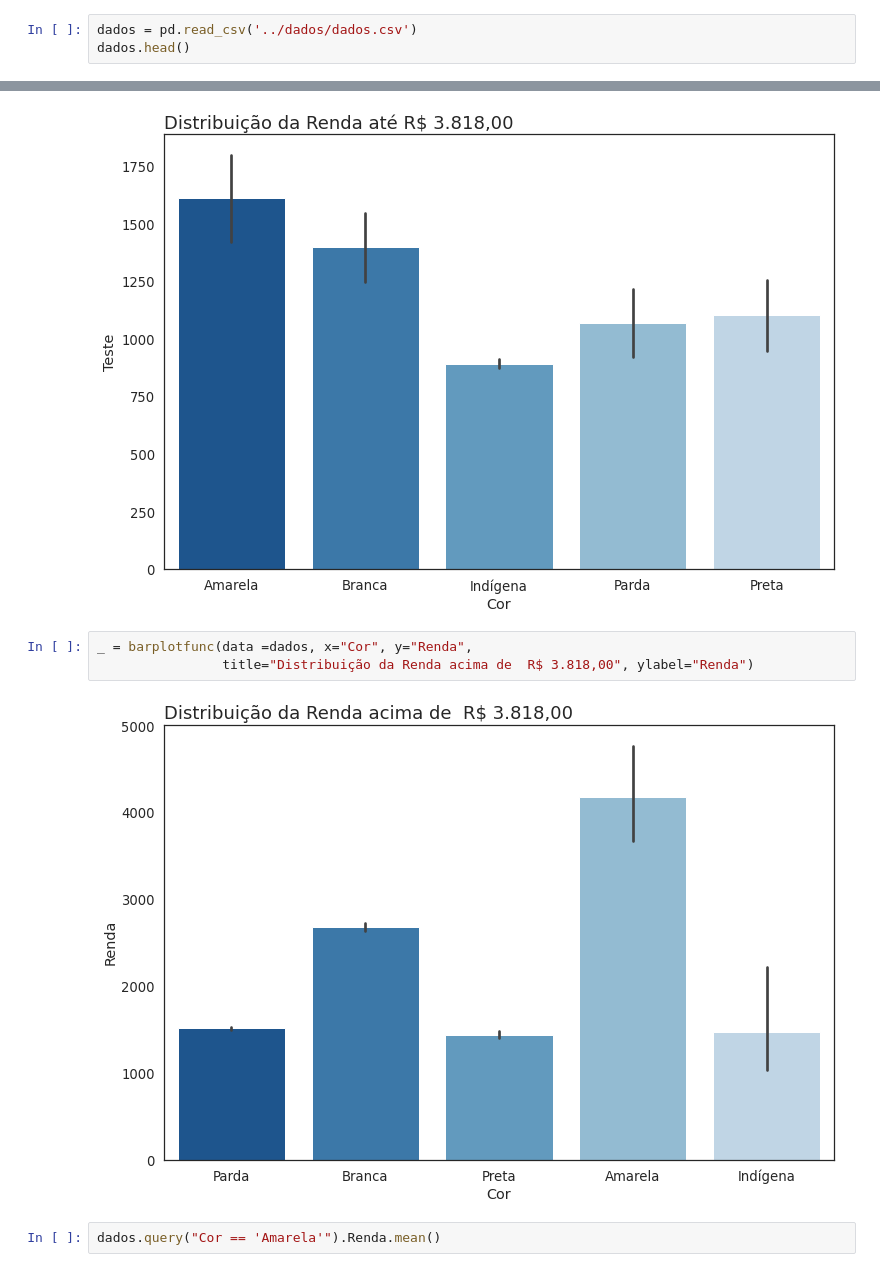
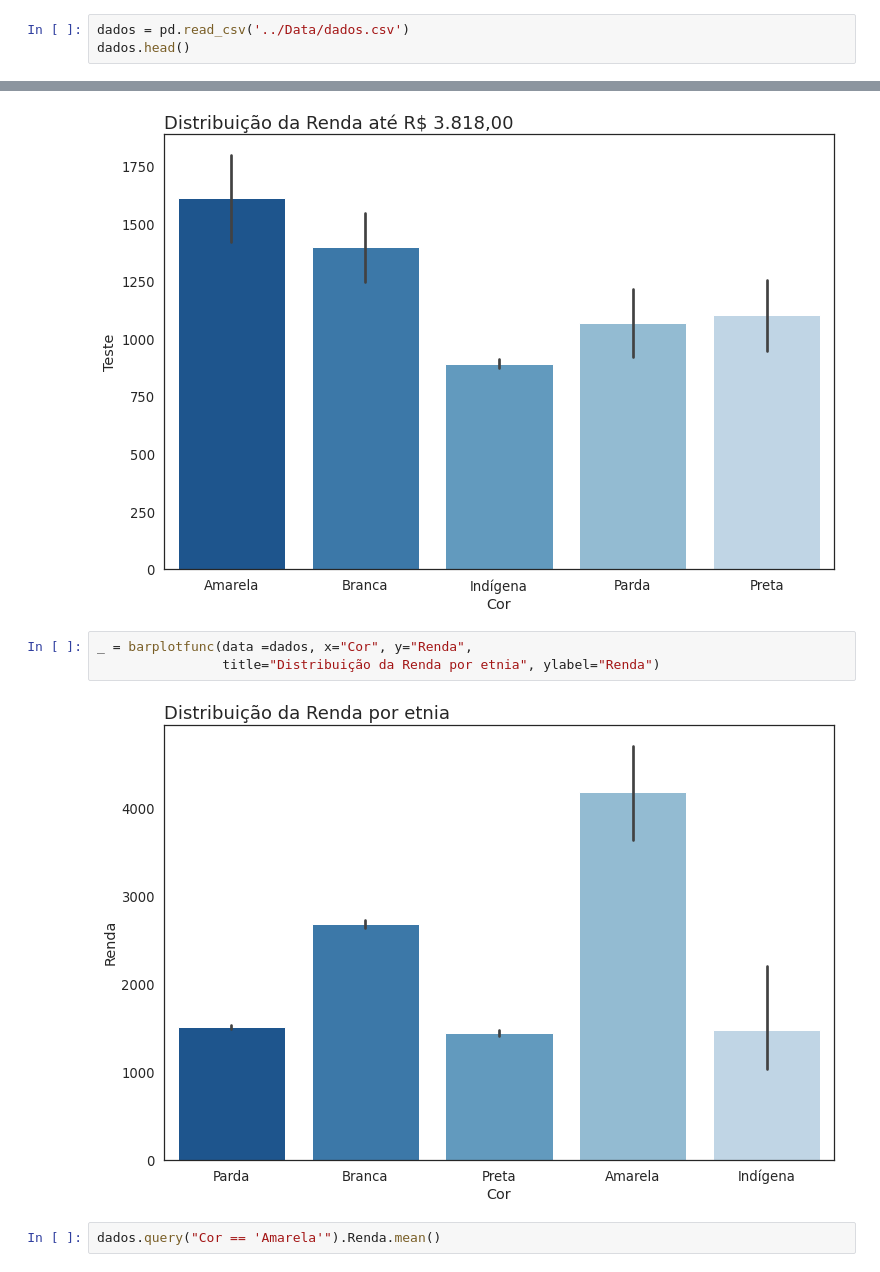
Before and after one commit to Marcus-Bernard0/Data-Science-projects, a Jupyter notebook: 1 - Projeto PNAD/Notebook/Projeto.ipynb, the cells around one changed output, grey strips where cells are left out. Cells and saved outputs as stored; diff of their text form.

```diff
--- a/1 - Projeto PNAD/Notebook/Projeto.ipynb
+++ b/1 - Projeto PNAD/Notebook/Projeto.ipynb
@@ -191,7 +191,7 @@ sns.set_palette("Blues_r")
 import warnings
 warnings.filterwarnings("ignore")
 # %%
-dados = pd.read_csv('../dados/dados.csv')
+dados = pd.read_csv('../Data/dados.csv')
 dados.head()
 # %% [output]
 |  | UF | Sexo | Idade | Cor | Anos de Estudo | Renda | Altura |
@@ -517,9 +521,9 @@ _ = barplotfunc(data =dfRendamenor, x='Cor', y="Renda",
 [figure]
 # %%
 _ = barplotfunc(data =dados, x="Cor", y="Renda",
-                title="Distribuição da Renda acima de  R$ 3.818,00", ylabel="Renda")
+                title="Distribuição da Renda por etnia", ylabel="Renda")
 # %% [output]
-[figure, old version]
+[figure, new version]
 # %%
 dados.query("Cor == 'Amarela'").Renda.mean()
 # %% [output]
```
Also changed, not shown: parts of 97 cells of this notebook.
